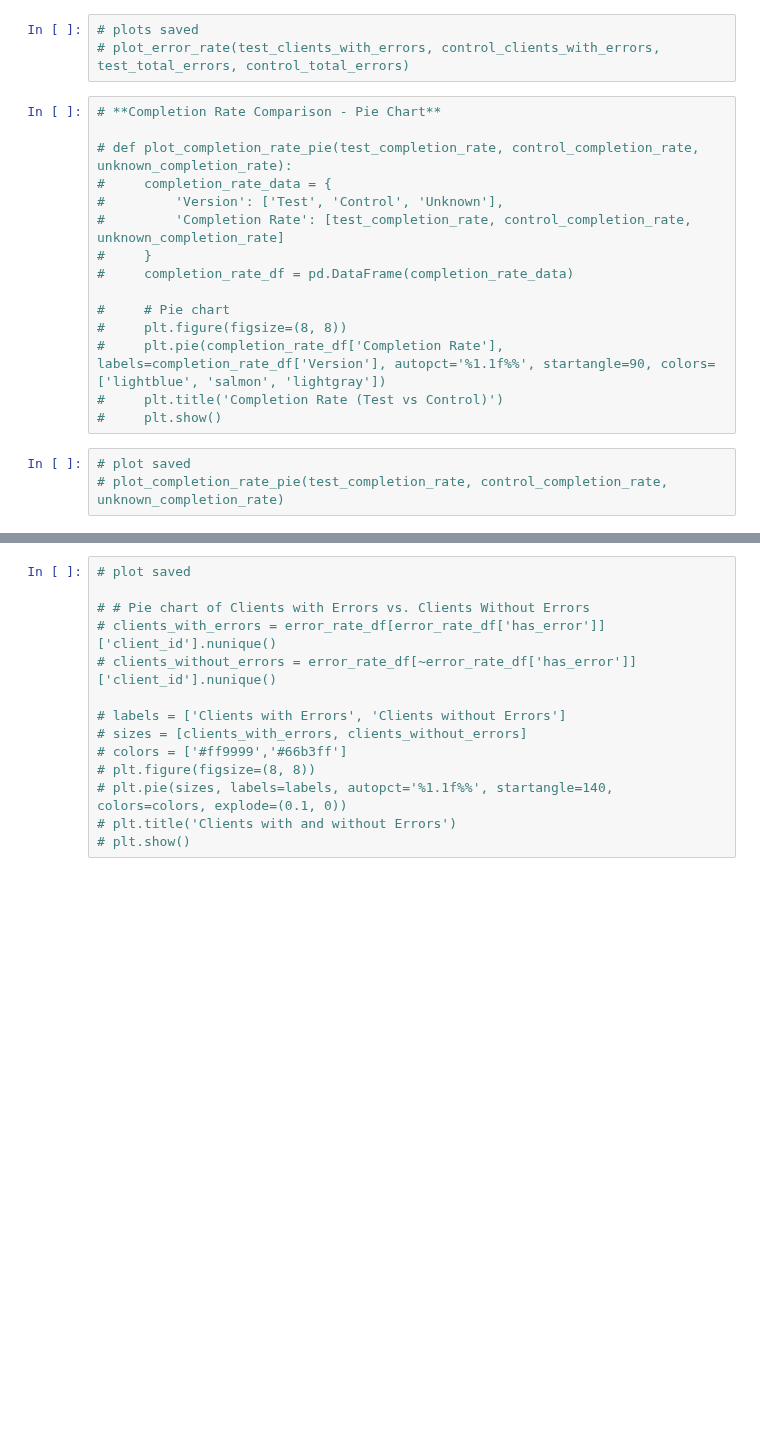
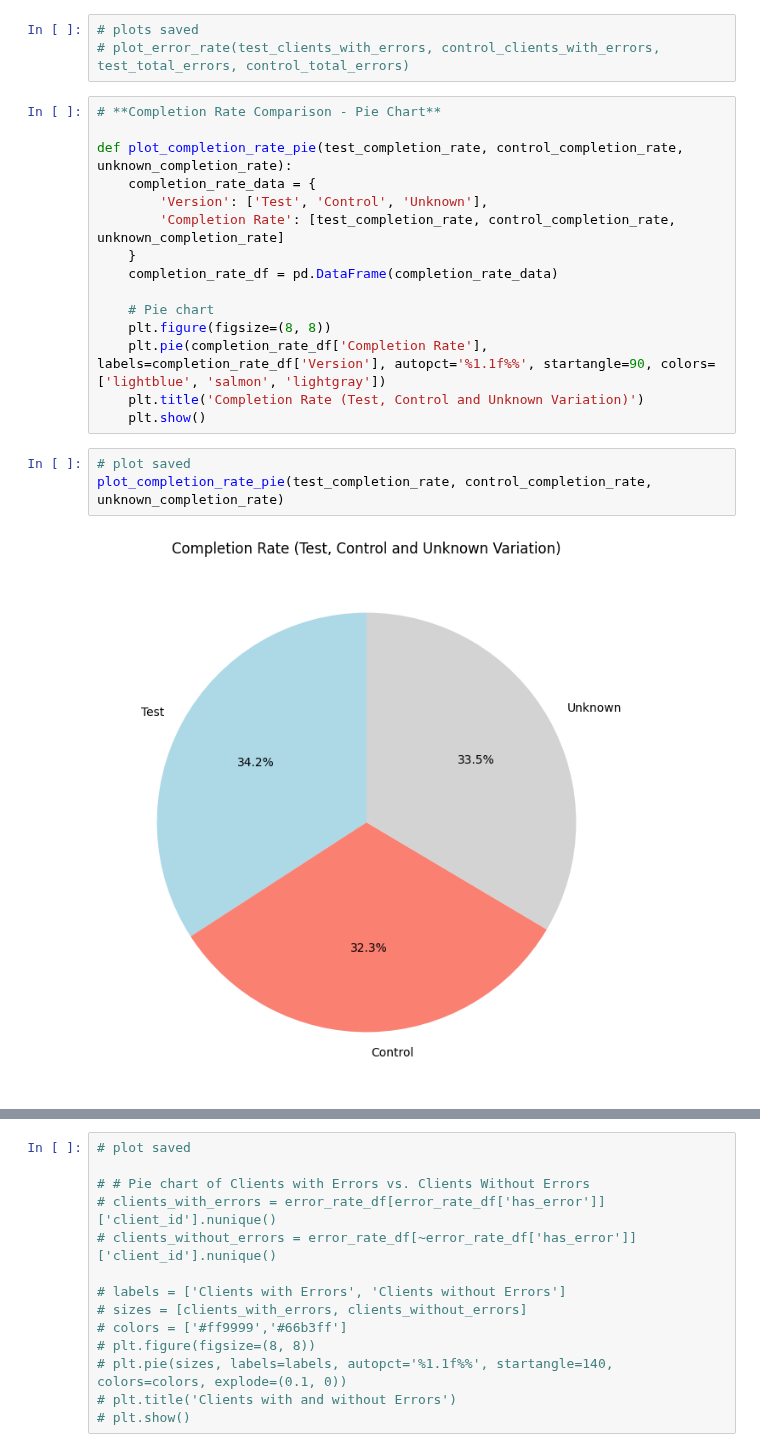
Before and after one commit to bruhu/vanguard-cx-project, a Jupyter notebook: notebooks/bru/kpi_calculations.ipynb, the cells around one changed output, grey strips where cells are left out. Saved outputs shown, nothing was run; the diff lists cells and outputs as text; blank space fills up the shorter version.

```diff
--- a/notebooks/bru/kpi_calculations.ipynb
+++ b/notebooks/bru/kpi_calculations.ipynb
@@ -388,21 +567,23 @@ unknown_clients_with_errors, unknown_errors_per_client, unknown_total_errors = k
 # %%
 # **Completion Rate Comparison - Pie Chart**
 
-# def plot_completion_rate_pie(test_completion_rate, control_completion_rate, unknown_completion_rate):
-#     completion_rate_data = {
-#         'Version': ['Test', 'Control', 'Unknown'],
-#         'Completion Rate': [test_completion_rate, control_completion_rate, unknown_completion_rate]
-#     }
-#     completion_rate_df = pd.DataFrame(completion_rate_data)
+def plot_completion_rate_pie(test_completion_rate, control_completion_rate, unknown_completion_rate):
+    completion_rate_data = {
+        'Version': ['Test', 'Control', 'Unknown'],
+        'Completion Rate': [test_completion_rate, control_completion_rate, unknown_completion_rate]
+    }
+    completion_rate_df = pd.DataFrame(completion_rate_data)
 
-#     # Pie chart
-#     plt.figure(figsize=(8, 8))
-#     plt.pie(completion_rate_df['Completion Rate'], labels=completion_rate_df['Version'], autopct='%1.1f%%', startangle=90, colors=['lightblue', 'salmon', 'lightgray'])
-#     plt.title('Completion Rate (Test vs Control)')
-#     plt.show()
+    # Pie chart
+    plt.figure(figsize=(8, 8))
+    plt.pie(completion_rate_df['Completion Rate'], labels=completion_rate_df['Version'], autopct='%1.1f%%', startangle=90, colors=['lightblue', 'salmon', 'lightgray'])
+    plt.title('Completion Rate (Test, Control and Unknown Variation)')
+    plt.show()
 # %%
 # plot saved
-# plot_completion_rate_pie(test_completion_rate, control_completion_rate, unknown_completion_rate)
+plot_completion_rate_pie(test_completion_rate, control_completion_rate, unknown_completion_rate)
+# %% [output]
+[figure, added]
 # %%
 def generate_error_rate_df(df):
     total_errors_per_client = df[df['stepped_back']].groupby('client_id').size()
```
Also changed, not shown: parts of 13 cells of this notebook, 2 other files.
